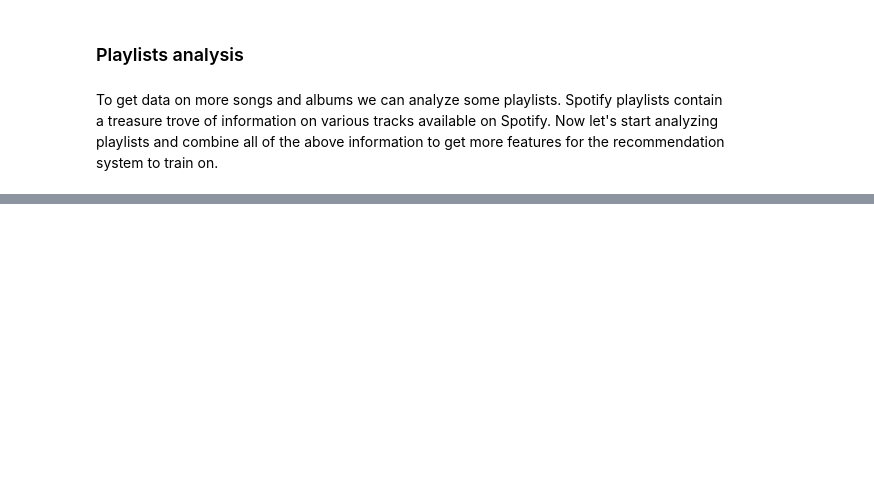
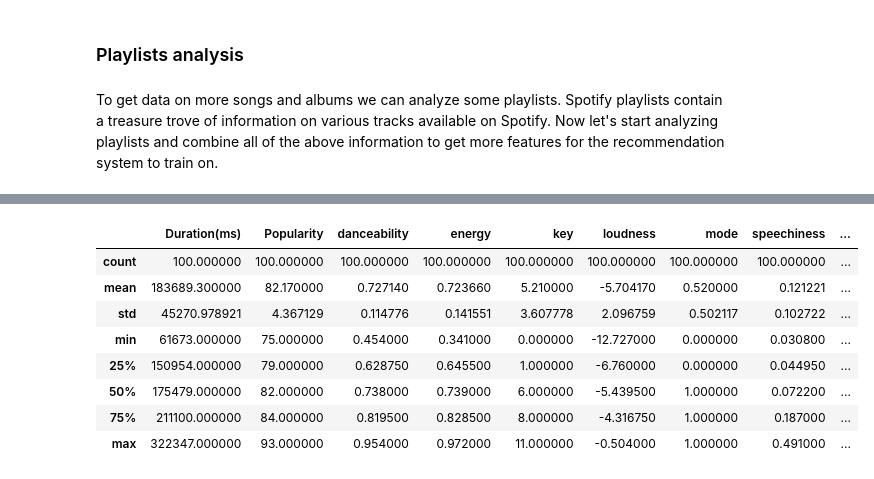
Before and after one commit to nikhil-1e9/Music-Recommendation-System, a Jupyter notebook: Spotify Recommendation System.ipynb, the cells around one changed output, grey strips where cells are left out. Drawn from its saved outputs; the diff is of its cells as text; code cells hidden in the pictures; blank space fills up the shorter version.

```diff
--- a/Spotify Recommendation System.ipynb
+++ b/Spotify Recommendation System.ipynb
@@ -358,0 +388,12 @@ music_df
+# %%
+music_df.describe()
+# %% [output]
+|  | Duration(ms) | Popularity | danceability | energy | key | loudness | mode | speechiness | ... |
+| count | 100.000000 | 100.000000 | 100.000000 | 100.000000 | 100.000000 | 100.000000 | 100.000000 | 100.000000 | ... |
+| mean | 183689.300000 | 82.170000 | 0.727140 | 0.723660 | 5.210000 | -5.704170 | 0.520000 | 0.121221 | ... |
+| std | 45270.978921 | 4.367129 | 0.114776 | 0.141551 | 3.607778 | 2.096759 | 0.502117 | 0.102722 | ... |
+| min | 61673.000000 | 75.000000 | 0.454000 | 0.341000 | 0.000000 | -12.727000 | 0.000000 | 0.030800 | ... |
+| 25% | 150954.000000 | 79.000000 | 0.628750 | 0.645500 | 1.000000 | -6.760000 | 0.000000 | 0.044950 | ... |
+| 50% | 175479.000000 | 82.000000 | 0.738000 | 0.739000 | 6.000000 | -5.439500 | 1.000000 | 0.072200 | ... |
+| 75% | 211100.000000 | 84.000000 | 0.819500 | 0.828500 | 8.000000 | -4.316750 | 1.000000 | 0.187000 | ... |
+| max | 322347.000000 | 93.000000 | 0.954000 | 0.972000 | 11.000000 | -0.504000 | 1.000000 | 0.491000 | ... |
```
Also changed, not shown: parts of 32 cells of this notebook.
